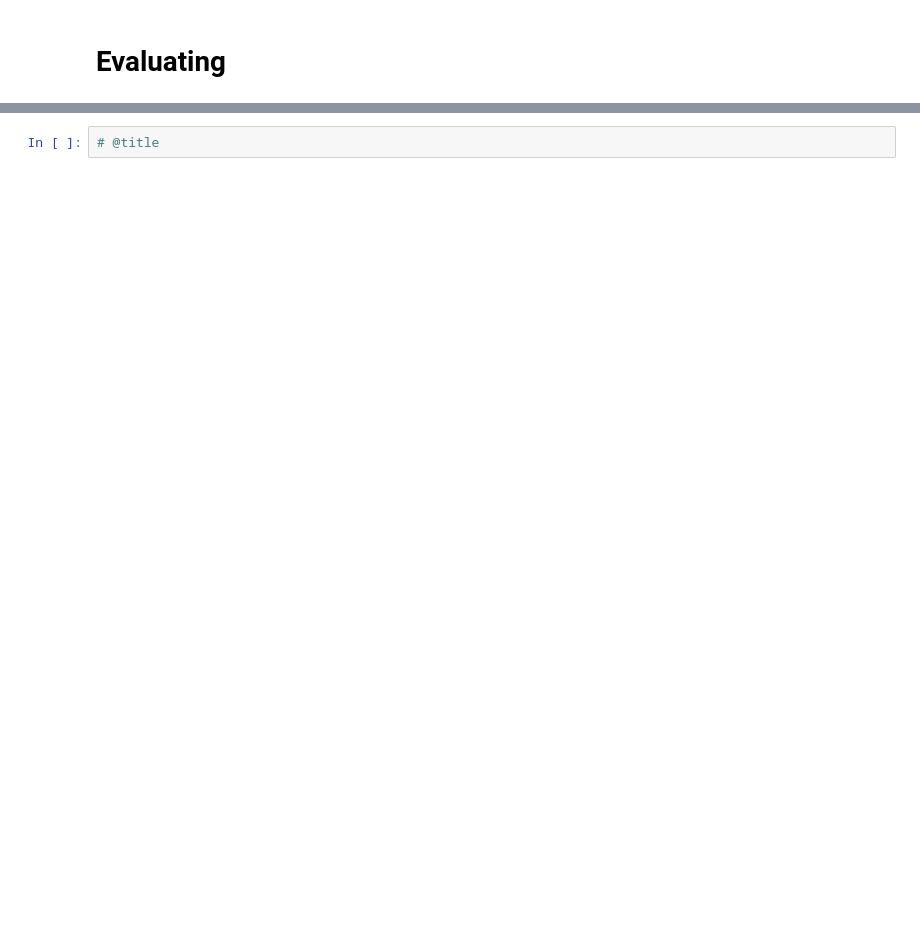
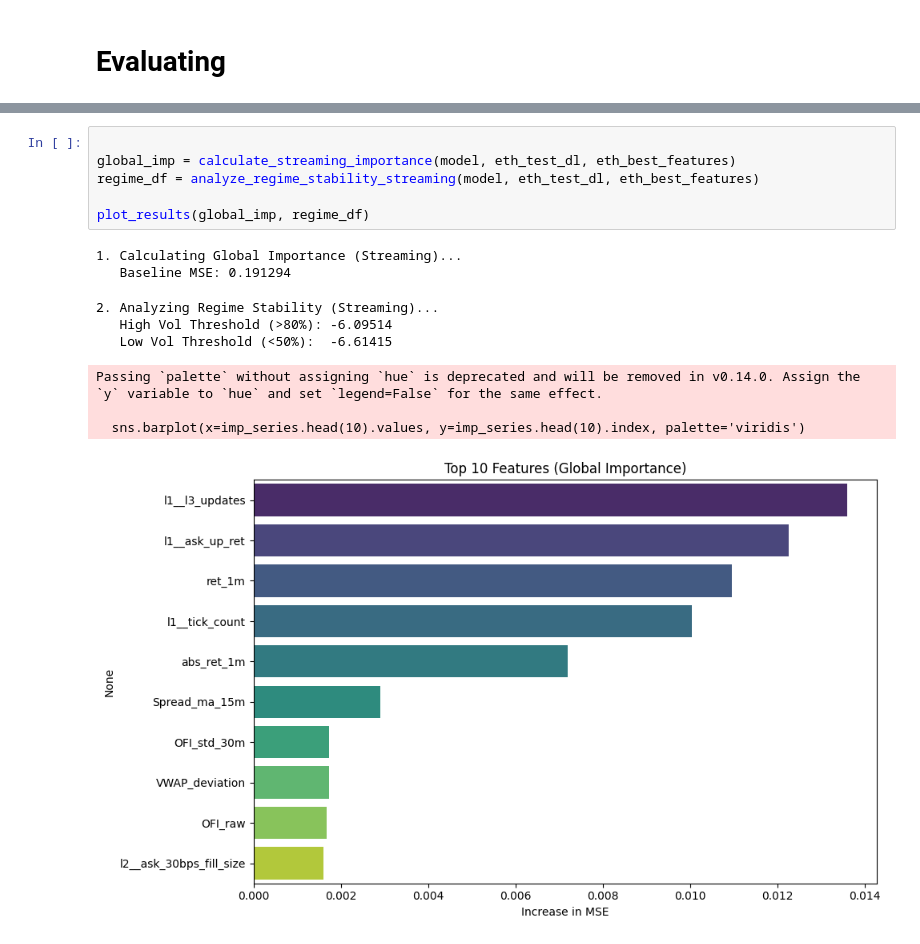
Before and after one commit to yichichandesu/short-term-volatility, a Jupyter notebook: LSTM_Model.ipynb, the cells around one changed output, grey strips where cells are left out. Saved outputs shown, nothing was run; the diff lists cells and outputs as text; blank space fills up the shorter version.

```diff
--- a/LSTM_Model.ipynb
+++ b/LSTM_Model.ipynb
@@ -961,2 +1068,16 @@ run_garch_per_symbol(TARGET_SYMBOLS)
-# %%
-# @title
+# %%
+
+global_imp = calculate_streaming_importance(model, eth_test_dl, eth_best_features)
+regime_df = analyze_regime_stability_streaming(model, eth_test_dl, eth_best_features)
+
+plot_results(global_imp, regime_df)
+# %% [output]
+1. Calculating Global Importance (Streaming)...
+   Baseline MSE: 0.191294
+2. Analyzing Regime Stability (Streaming)...
+   High Vol Threshold (>80%): -6.09514
+   Low Vol Threshold (<50%):  -6.61415
+Passing `palette` without assigning `hue` is deprecated and will be removed in v0.14.0. Assign the `y` variable to `hue` and set `legend=False` for the same effect.
+
+  sns.barplot(x=imp_series.head(10).values, y=imp_series.head(10).index, palette='viridis')
+[figure, added]
```
Also changed, not shown: parts of 26 cells of this notebook.
